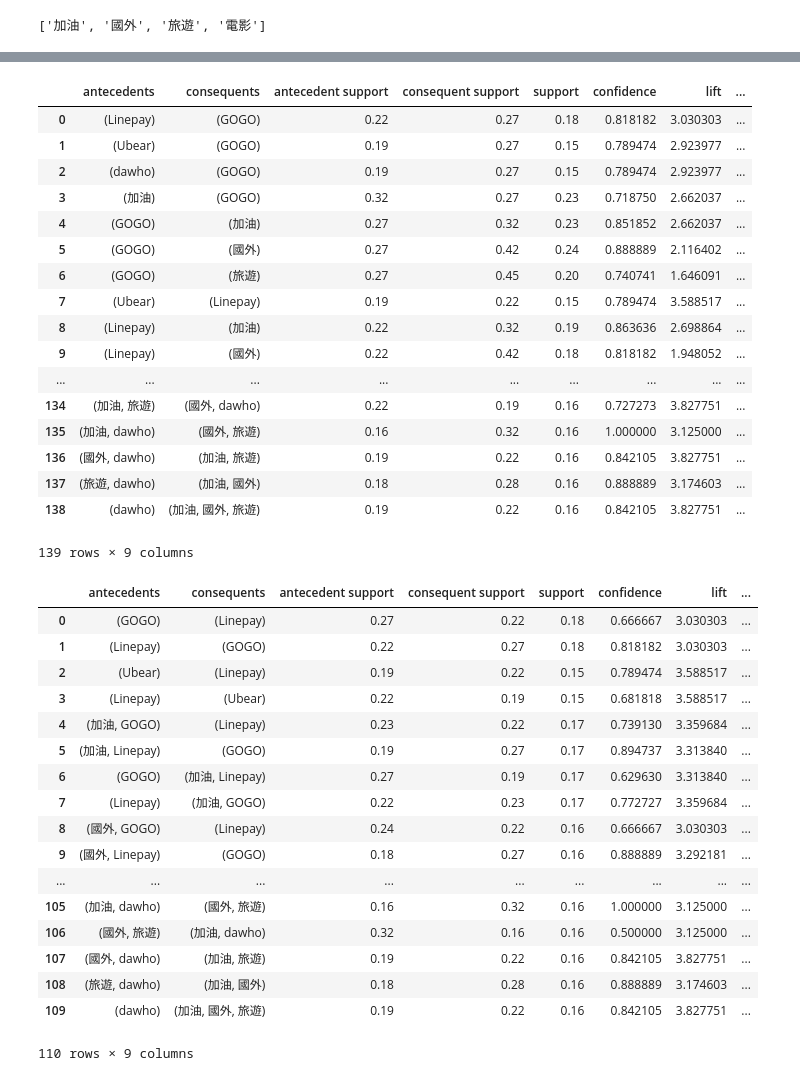
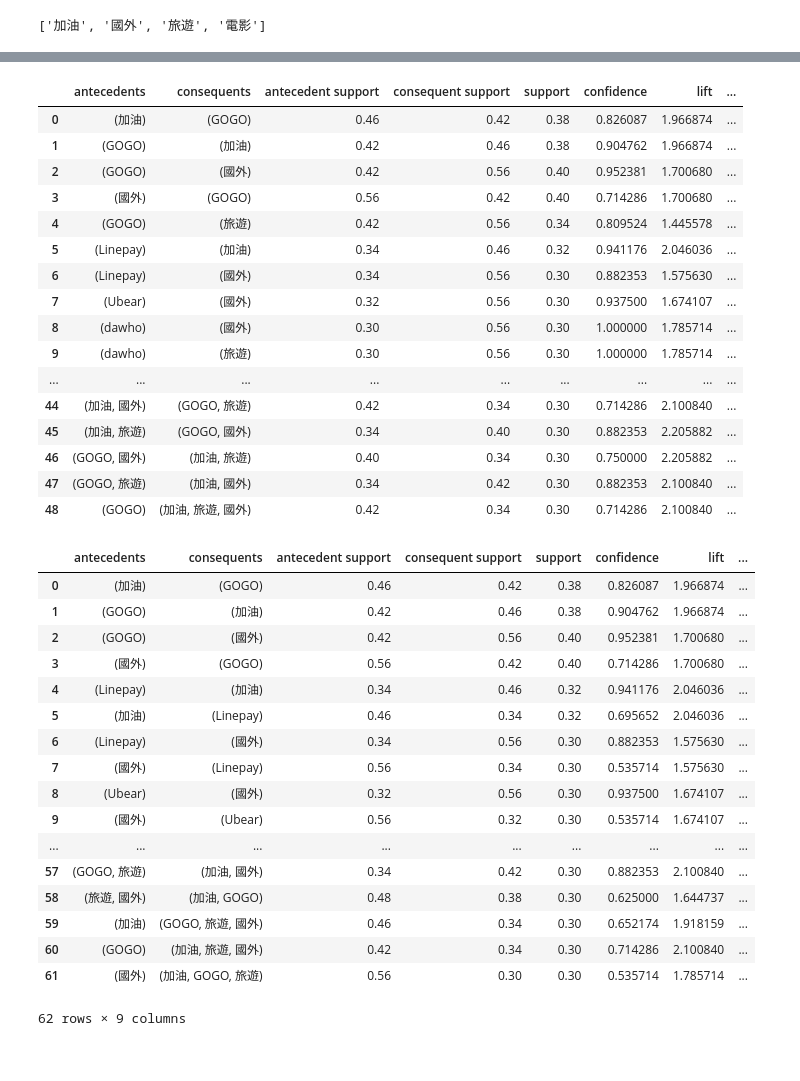
Before and after one commit to ShengHsiang-Kao/DB104, a Jupyter notebook: ass/association_test.ipynb, the cells around one changed output, grey strips where cells are left out. Cells and saved outputs as stored; diff of their text form; code cells hidden in the pictures.

```diff
--- a/ass/association_test.ipynb
+++ b/ass/association_test.ipynb
@@ -185,6 +194,6 @@ x
 11
 # %%
 alltag=[]
-for i in range(100):
+for i in range(50):
     each=card_tag[i]+behavior_tag[i]
     alltag.append(each)
@@ -224,7 +225,7 @@ behavior_tag[1]
 te = TransactionEncoder()
 te_ary = te.fit(alltag).transform(alltag)
 df2 = pd.DataFrame(te_ary, columns=te.columns_)
-frequent_itemsets = apriori(df2, min_support=0.15, use_colnames=True)
+frequent_itemsets = apriori(df2, min_support=0.3, use_colnames=True)
 
 frequent_itemsets
 # %% [output]
@@ -272,43 +252,42 @@ from mlxtend.frequent_patterns import association_rules
 association_rules(frequent_itemsets, metric="confidence", min_threshold=0.7)
 # %% [output]
 |  | antecedents | consequents | antecedent support | consequent support | support | confidence | lift | ... |
-| 0 | (Linepay) | (GOGO) | 0.22 | 0.27 | 0.18 | 0.818182 | 3.030303 | ... |
-| 1 | (Ubear) | (GOGO) | 0.19 | 0.27 | 0.15 | 0.789474 | 2.923977 | ... |
-| 2 | (dawho) | (GOGO) | 0.19 | 0.27 | 0.15 | 0.789474 | 2.923977 | ... |
-| 3 | (加油) | (GOGO) | 0.32 | 0.27 | 0.23 | 0.718750 | 2.662037 | ... |
-| 4 | (GOGO) | (加油) | 0.27 | 0.32 | 0.23 | 0.851852 | 2.662037 | ... |
-| 5 | (GOGO) | (國外) | 0.27 | 0.42 | 0.24 | 0.888889 | 2.116402 | ... |
-| 6 | (GOGO) | (旅遊) | 0.27 | 0.45 | 0.20 | 0.740741 | 1.646091 | ... |
-| 7 | (Ubear) | (Linepay) | 0.19 | 0.22 | 0.15 | 0.789474 | 3.588517 | ... |
-| 8 | (Linepay) | (加油) | 0.22 | 0.32 | 0.19 | 0.863636 | 2.698864 | ... |
-| 9 | (Linepay) | (國外) | 0.22 | 0.42 | 0.18 | 0.818182 | 1.948052 | ... |
+| 0 | (加油) | (GOGO) | 0.46 | 0.42 | 0.38 | 0.826087 | 1.966874 | ... |
+| 1 | (GOGO) | (加油) | 0.42 | 0.46 | 0.38 | 0.904762 | 1.966874 | ... |
+| 2 | (GOGO) | (國外) | 0.42 | 0.56 | 0.40 | 0.952381 | 1.700680 | ... |
+| 3 | (國外) | (GOGO) | 0.56 | 0.42 | 0.40 | 0.714286 | 1.700680 | ... |
+| 4 | (GOGO) | (旅遊) | 0.42 | 0.56 | 0.34 | 0.809524 | 1.445578 | ... |
+| 5 | (Linepay) | (加油) | 0.34 | 0.46 | 0.32 | 0.941176 | 2.046036 | ... |
+| 6 | (Linepay) | (國外) | 0.34 | 0.56 | 0.30 | 0.882353 | 1.575630 | ... |
+| 7 | (Ubear) | (國外) | 0.32 | 0.56 | 0.30 | 0.937500 | 1.674107 | ... |
+| 8 | (dawho) | (國外) | 0.30 | 0.56 | 0.30 | 1.000000 | 1.785714 | ... |
+| 9 | (dawho) | (旅遊) | 0.30 | 0.56 | 0.30 | 1.000000 | 1.785714 | ... |
 | ... | ... | ... | ... | ... | ... | ... | ... | ... |
-| 134 | (加油, 旅遊) | (國外, dawho) | 0.22 | 0.19 | 0.16 | 0.727273 | 3.827751 | ... |
-| 135 | (加油, dawho) | (國外, 旅遊) | 0.16 | 0.32 | 0.16 | 1.000000 | 3.125000 | ... |
-| 136 | (國外, dawho) | (加油, 旅遊) | 0.19 | 0.22 | 0.16 | 0.842105 | 3.827751 | ... |
-| 137 | (旅遊, dawho) | (加油, 國外) | 0.18 | 0.28 | 0.16 | 0.888889 | 3.174603 | ... |
-| 138 | (dawho) | (加油, 國外, 旅遊) | 0.19 | 0.22 | 0.16 | 0.842105 | 3.827751 | ... |
+| 44 | (加油, 國外) | (GOGO, 旅遊) | 0.42 | 0.34 | 0.30 | 0.714286 | 2.100840 | ... |
+| 45 | (加油, 旅遊) | (GOGO, 國外) | 0.34 | 0.40 | 0.30 | 0.882353 | 2.205882 | ... |
+| 46 | (GOGO, 國外) | (加油, 旅遊) | 0.40 | 0.34 | 0.30 | 0.750000 | 2.205882 | ... |
+| 47 | (GOGO, 旅遊) | (加油, 國外) | 0.34 | 0.42 | 0.30 | 0.882353 | 2.100840 | ... |
+| 48 | (GOGO) | (加油, 旅遊, 國外) | 0.42 | 0.34 | 0.30 | 0.714286 | 2.100840 | ... |
-139 rows × 9 columns
 # %%
 from mlxtend.frequent_patterns import association_rules
 
-association_rules(frequent_itemsets, metric="lift", min_threshold=3)
+association_rules(frequent_itemsets, metric="lift", min_threshold=1.5)
 # %% [output]
 |  | antecedents | consequents | antecedent support | consequent support | support | confidence | lift | ... |
-| 0 | (GOGO) | (Linepay) | 0.27 | 0.22 | 0.18 | 0.666667 | 3.030303 | ... |
-| 1 | (Linepay) | (GOGO) | 0.22 | 0.27 | 0.18 | 0.818182 | 3.030303 | ... |
-| 2 | (Ubear) | (Linepay) | 0.19 | 0.22 | 0.15 | 0.789474 | 3.588517 | ... |
-| 3 | (Linepay) | (Ubear) | 0.22 | 0.19 | 0.15 | 0.681818 | 3.588517 | ... |
-| 4 | (加油, GOGO) | (Linepay) | 0.23 | 0.22 | 0.17 | 0.739130 | 3.359684 | ... |
-| 5 | (加油, Linepay) | (GOGO) | 0.19 | 0.27 | 0.17 | 0.894737 | 3.313840 | ... |
-| 6 | (GOGO) | (加油, Linepay) | 0.27 | 0.19 | 0.17 | 0.629630 | 3.313840 | ... |
-| 7 | (Linepay) | (加油, GOGO) | 0.22 | 0.23 | 0.17 | 0.772727 | 3.359684 | ... |
-| 8 | (國外, GOGO) | (Linepay) | 0.24 | 0.22 | 0.16 | 0.666667 | 3.030303 | ... |
-| 9 | (國外, Linepay) | (GOGO) | 0.18 | 0.27 | 0.16 | 0.888889 | 3.292181 | ... |
+| 0 | (加油) | (GOGO) | 0.46 | 0.42 | 0.38 | 0.826087 | 1.966874 | ... |
+| 1 | (GOGO) | (加油) | 0.42 | 0.46 | 0.38 | 0.904762 | 1.966874 | ... |
+| 2 | (GOGO) | (國外) | 0.42 | 0.56 | 0.40 | 0.952381 | 1.700680 | ... |
+| 3 | (國外) | (GOGO) | 0.56 | 0.42 | 0.40 | 0.714286 | 1.700680 | ... |
+| 4 | (Linepay) | (加油) | 0.34 | 0.46 | 0.32 | 0.941176 | 2.046036 | ... |
+| 5 | (加油) | (Linepay) | 0.46 | 0.34 | 0.32 | 0.695652 | 2.046036 | ... |
+| 6 | (Linepay) | (國外) | 0.34 | 0.56 | 0.30 | 0.882353 | 1.575630 | ... |
+| 7 | (國外) | (Linepay) | 0.56 | 0.34 | 0.30 | 0.535714 | 1.575630 | ... |
+| 8 | (Ubear) | (國外) | 0.32 | 0.56 | 0.30 | 0.937500 | 1.674107 | ... |
+| 9 | (國外) | (Ubear) | 0.56 | 0.32 | 0.30 | 0.535714 | 1.674107 | ... |
 | ... | ... | ... | ... | ... | ... | ... | ... | ... |
-| 105 | (加油, dawho) | (國外, 旅遊) | 0.16 | 0.32 | 0.16 | 1.000000 | 3.125000 | ... |
-| 106 | (國外, 旅遊) | (加油, dawho) | 0.32 | 0.16 | 0.16 | 0.500000 | 3.125000 | ... |
-| 107 | (國外, dawho) | (加油, 旅遊) | 0.19 | 0.22 | 0.16 | 0.842105 | 3.827751 | ... |
-| 108 | (旅遊, dawho) | (加油, 國外) | 0.18 | 0.28 | 0.16 | 0.888889 | 3.174603 | ... |
-| 109 | (dawho) | (加油, 國外, 旅遊) | 0.19 | 0.22 | 0.16 | 0.842105 | 3.827751 | ... |
+| 57 | (GOGO, 旅遊) | (加油, 國外) | 0.34 | 0.42 | 0.30 | 0.882353 | 2.100840 | ... |
+| 58 | (旅遊, 國外) | (加油, GOGO) | 0.48 | 0.38 | 0.30 | 0.625000 | 1.644737 | ... |
+| 59 | (加油) | (GOGO, 旅遊, 國外) | 0.46 | 0.34 | 0.30 | 0.652174 | 1.918159 | ... |
+| 60 | (GOGO) | (加油, 旅遊, 國外) | 0.42 | 0.34 | 0.30 | 0.714286 | 2.100840 | ... |
+| 61 | (國外) | (加油, GOGO, 旅遊) | 0.56 | 0.30 | 0.30 | 0.535714 | 1.785714 | ... |
-110 rows × 9 columns
+62 rows × 9 columns
```
Also changed, not shown: parts of 13 cells of this notebook.
